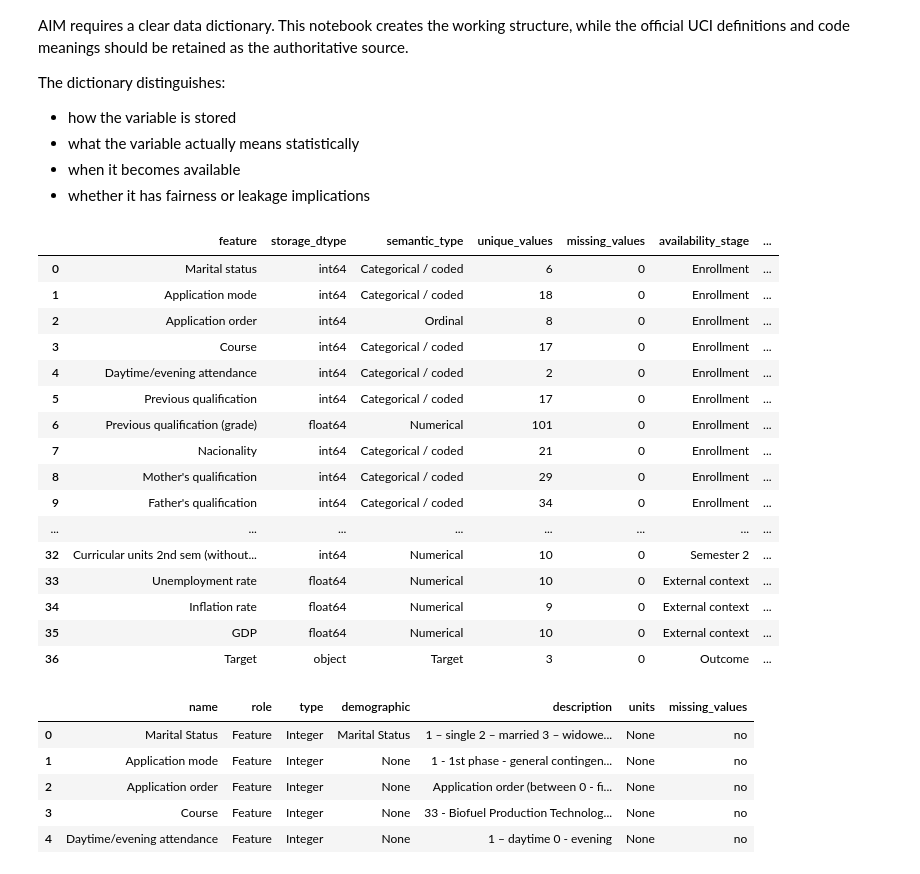
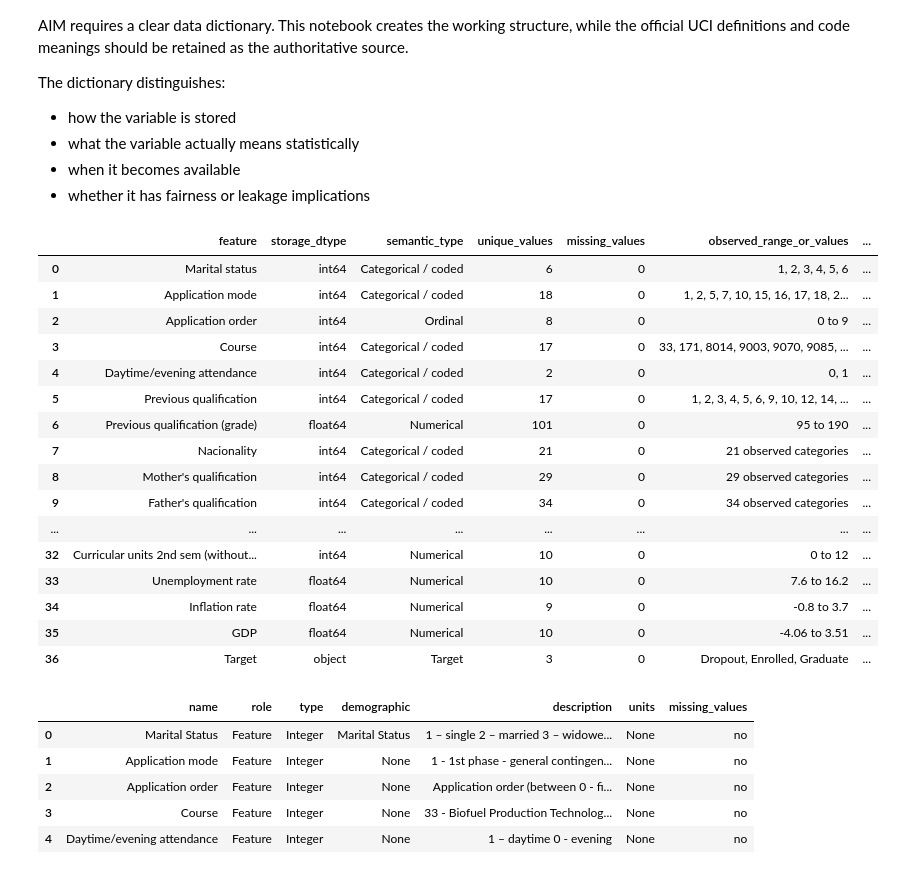
Before and after one commit to rayvaril/student-dropout-capstone, a Jupyter notebook: notebooks/01_dataset_assessment.ipynb, the cells around one changed output. Drawn from its saved outputs; the diff is of its cells as text; code cells hidden in the pictures.

Commit message:
Complete dataset assessment and data dictionary

```diff
--- a/notebooks/01_dataset_assessment.ipynb
+++ b/notebooks/01_dataset_assessment.ipynb
@@ -725,46 +725,102 @@ The dictionary distinguishes:
 # %%
 data_dictionary_rows = []
 
 for col in df.columns:
     clean_col = clean_feature_name(col)
     enroll_ok, sem1_ok, timing_note = model_eligibility(col)
 
     data_dictionary_rows.append({
         "feature": clean_col,
         "storage_dtype": str(df[col].dtype),
         "semantic_type": infer_semantic_type(col),
         "unique_values": df[col].nunique(dropna=False),
         "missing_values": df[col].isna().sum(),
         "availability_stage": infer_availability_stage(col),
         "eligible_enrollment_model": enroll_ok,
         "eligible_sem1_model": sem1_ok,
         "fairness_relevance": fairness_candidates.get(clean_col, ""),
         "timing_review": timing_note,
         "official_definition_or_codes": "",
         "modeling_decision": ""
     })
 
 data_dictionary = pd.DataFrame(data_dictionary_rows)
 
 data_dictionary
+
+# Match cleaned feature names back to the original dataframe columns
+column_lookup = {
+    clean_feature_name(col): col
+    for col in df.columns
+}
+
+def format_value(value):
+    if isinstance(value, float):
+        if value.is_integer():
+            return str(int(value))
+        return f"{value:.2f}".rstrip("0").rstrip(".")
+    return str(value)
+
+def summarize_values(feature, semantic_type):
+    original_col = column_lookup.get(feature)
+
+    if original_col is None:
+        return "Not matched"
+
+    series = df[original_col]
+
+    if semantic_type in ["Numerical", "Ordinal"]:
+        return (
+            f"{format_value(series.min())} to "
+            f"{format_value(series.max())}"
+        )
+
+    values = sorted(series.dropna().unique().tolist())
+
+    if len(values) <= 20:
+        return ", ".join(format_value(v) for v in values)
+
+    return f"{len(values)} observed categories"
+
+
+data_dictionary["observed_range_or_values"] = data_dictionary.apply(
+    lambda row: summarize_values(
+        row["feature"],
+        row["semantic_type"]
+    ),
+    axis=1
+)
+
+data_dictionary[
+    [
+        "feature",
+        "storage_dtype",
+        "semantic_type",
+        "unique_values",
+        "missing_values",
+        "observed_range_or_values",
+        "availability_stage",
+        "official_definition_or_codes"
+    ]
+]
 # %% [output]
-|  | feature | storage_dtype | semantic_type | unique_values | missing_values | availability_stage | ... |
-| 0 | Marital status | int64 | Categorical / coded | 6 | 0 | Enrollment | ... |
-| 1 | Application mode | int64 | Categorical / coded | 18 | 0 | Enrollment | ... |
-| 2 | Application order | int64 | Ordinal | 8 | 0 | Enrollment | ... |
-| 3 | Course | int64 | Categorical / coded | 17 | 0 | Enrollment | ... |
-| 4 | Daytime/evening attendance | int64 | Categorical / coded | 2 | 0 | Enrollment | ... |
-| 5 | Previous qualification | int64 | Categorical / coded | 17 | 0 | Enrollment | ... |
-| 6 | Previous qualification (grade) | float64 | Numerical | 101 | 0 | Enrollment | ... |
-| 7 | Nacionality | int64 | Categorical / coded | 21 | 0 | Enrollment | ... |
-| 8 | Mother's qualification | int64 | Categorical / coded | 29 | 0 | Enrollment | ... |
-| 9 | Father's qualification | int64 | Categorical / coded | 34 | 0 | Enrollment | ... |
+|  | feature | storage_dtype | semantic_type | unique_values | missing_values | observed_range_or_values | ... |
+| 0 | Marital status | int64 | Categorical / coded | 6 | 0 | 1, 2, 3, 4, 5, 6 | ... |
+| 1 | Application mode | int64 | Categorical / coded | 18 | 0 | 1, 2, 5, 7, 10, 15, 16, 17, 18, 2... | ... |
+| 2 | Application order | int64 | Ordinal | 8 | 0 | 0 to 9 | ... |
+| 3 | Course | int64 | Categorical / coded | 17 | 0 | 33, 171, 8014, 9003, 9070, 9085, ... | ... |
+| 4 | Daytime/evening attendance | int64 | Categorical / coded | 2 | 0 | 0, 1 | ... |
+| 5 | Previous qualification | int64 | Categorical / coded | 17 | 0 | 1, 2, 3, 4, 5, 6, 9, 10, 12, 14, ... | ... |
+| 6 | Previous qualification (grade) | float64 | Numerical | 101 | 0 | 95 to 190 | ... |
+| 7 | Nacionality | int64 | Categorical / coded | 21 | 0 | 21 observed categories | ... |
+| 8 | Mother's qualification | int64 | Categorical / coded | 29 | 0 | 29 observed categories | ... |
+| 9 | Father's qualification | int64 | Categorical / coded | 34 | 0 | 34 observed categories | ... |
 | ... | ... | ... | ... | ... | ... | ... | ... |
-| 32 | Curricular units 2nd sem (without... | int64 | Numerical | 10 | 0 | Semester 2 | ... |
-| 33 | Unemployment rate | float64 | Numerical | 10 | 0 | External context | ... |
-| 34 | Inflation rate | float64 | Numerical | 9 | 0 | External context | ... |
-| 35 | GDP | float64 | Numerical | 10 | 0 | External context | ... |
-| 36 | Target | object | Target | 3 | 0 | Outcome | ... |
+| 32 | Curricular units 2nd sem (without... | int64 | Numerical | 10 | 0 | 0 to 12 | ... |
+| 33 | Unemployment rate | float64 | Numerical | 10 | 0 | 7.6 to 16.2 | ... |
+| 34 | Inflation rate | float64 | Numerical | 9 | 0 | -0.8 to 3.7 | ... |
+| 35 | GDP | float64 | Numerical | 10 | 0 | -4.06 to 3.51 | ... |
+| 36 | Target | object | Target | 3 | 0 | Dropout, Enrolled, Graduate | ... |
 # %%
 !pip -q install ucimlrepo
 # %%
```
Also changed, not shown: parts of 4 cells of this notebook.
